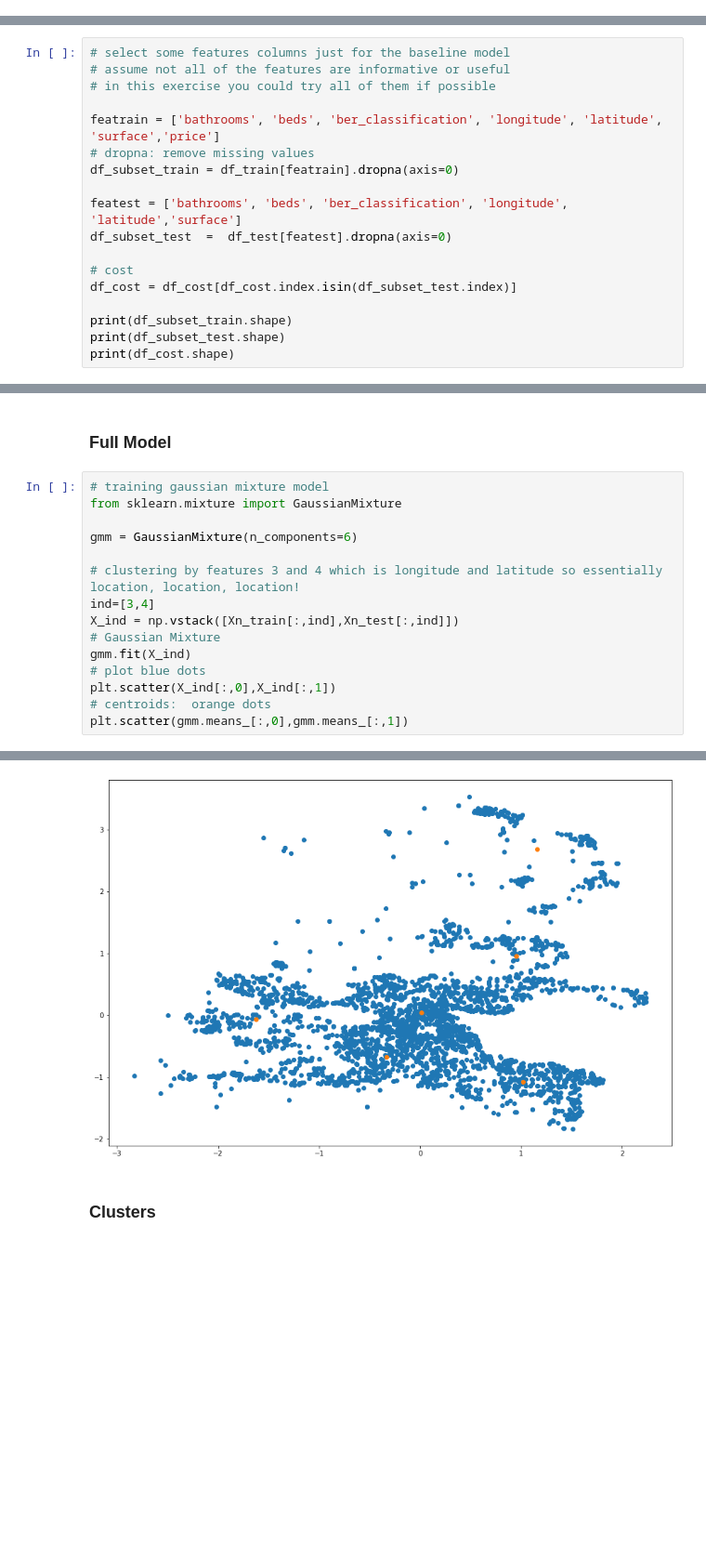
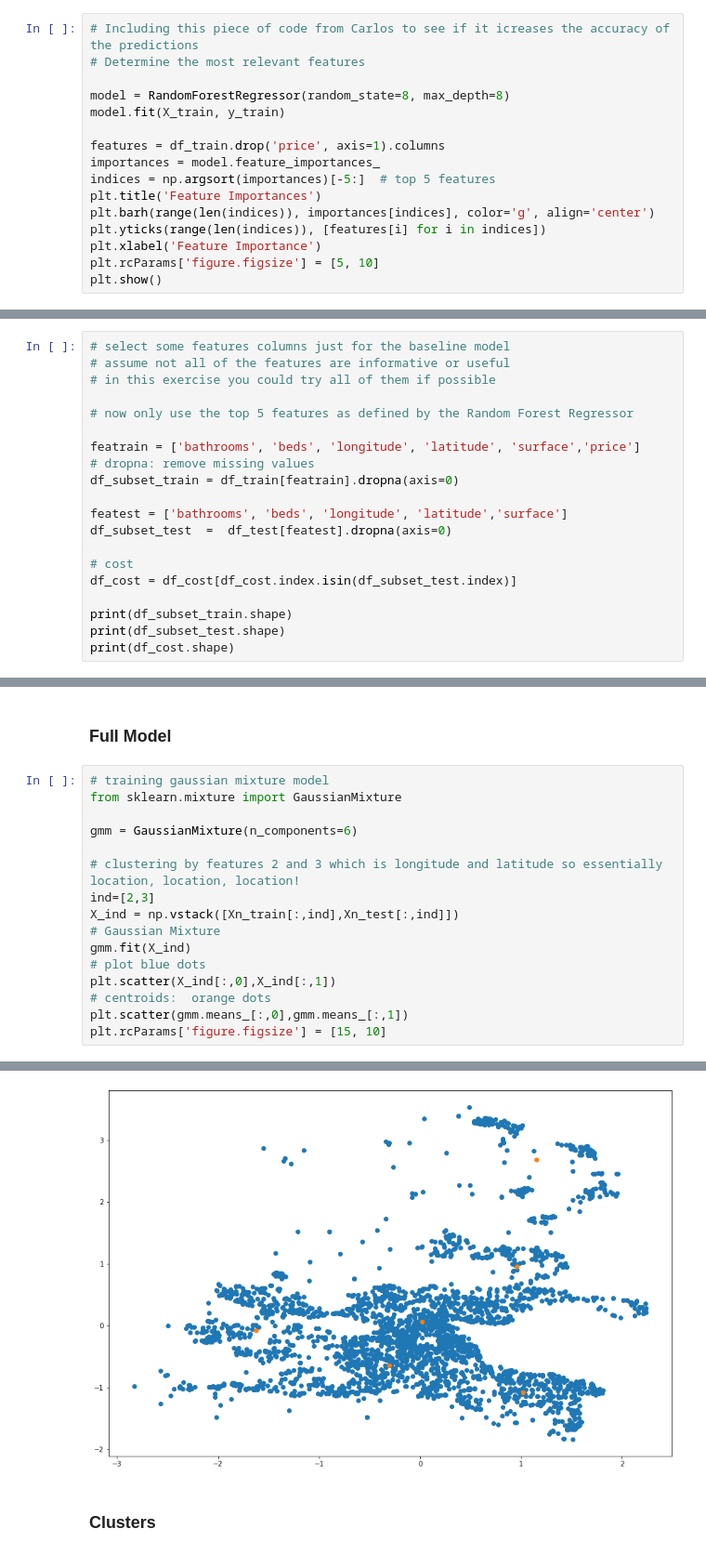
Before and after one commit to markdevine/ET5003_SEM1_2021-2, a Jupyter notebook: ET5003_Etivity2_Mark_Devine_19187289.ipynb, the cells around one changed output, grey strips where cells are left out. Shown at 93% size. Saved outputs shown, nothing was run; the diff lists cells and outputs as text; blank space fills up the shorter version.

```diff
--- a/ET5003_Etivity2_Mark_Devine_19187289.ipynb
+++ b/ET5003_Etivity2_Mark_Devine_19187289.ipynb
@@ -815,0 +813,16 @@ X_train,X_test,y_train,y_test = train_test_split(X, y, test_size=0.3)
+# %%
+# Including this piece of code from Carlos to see if it icreases the accuracy of the predictions
+# Determine the most relevant features
+
+model = RandomForestRegressor(random_state=8, max_depth=8)
+model.fit(X_train, y_train)
+
+features = df_train.drop('price', axis=1).columns
+importances = model.feature_importances_
+indices = np.argsort(importances)[-5:]  # top 5 features
+plt.title('Feature Importances')
+plt.barh(range(len(indices)), importances[indices], color='g', align='center')
+plt.yticks(range(len(indices)), [features[i] for i in indices])
+plt.xlabel('Feature Importance')
+plt.rcParams['figure.figsize'] = [5, 10]
+plt.show()
@@ -826,11 +885,13 @@ X_train,X_test,y_train,y_test = train_test_split(X, y, test_size=0.3)
 # assume not all of the features are informative or useful
 # in this exercise you could try all of them if possible
 
-featrain = ['bathrooms', 'beds', 'ber_classification', 'longitude', 'latitude', 'surface','price']
+# now only use the top 5 features as defined by the Random Forest Regressor
+
+featrain = ['bathrooms', 'beds', 'longitude', 'latitude', 'surface','price']
 # dropna: remove missing values
 df_subset_train = df_train[featrain].dropna(axis=0)
 
-featest = ['bathrooms', 'beds', 'ber_classification', 'longitude', 'latitude','surface']
+featest = ['bathrooms', 'beds', 'longitude', 'latitude','surface']
 df_subset_test  =  df_test[featest].dropna(axis=0)
 
 # cost
@@ -968,8 +1029,8 @@ from sklearn.mixture import GaussianMixture
 
 gmm = GaussianMixture(n_components=6)
 
-# clustering by features 3 and 4 which is longitude and latitude so essentially location, location, location!
-ind=[3,4]
+# clustering by features 2 and 3 which is longitude and latitude so essentially location, location, location!
+ind=[2,3]
 X_ind = np.vstack([Xn_train[:,ind],Xn_test[:,ind]])
 # Gaussian Mixture
 gmm.fit(X_ind)
@@ -977,4 +1038,5 @@ gmm.fit(X_ind)
 plt.scatter(X_ind[:,0],X_ind[:,1])
 # centroids:  orange dots
 plt.scatter(gmm.means_[:,0],gmm.means_[:,1])
+plt.rcParams['figure.figsize'] = [15, 10]
 # %% [output]
@@ -982,4 +1043,4 @@ plt.scatter(gmm.means_[:,0],gmm.means_[:,1])
-[figure, old version]
+[figure, new version]
 # %% [markdown]
 ### Clusters
 # %%
```
Also changed, not shown: parts of 35 cells of this notebook.
